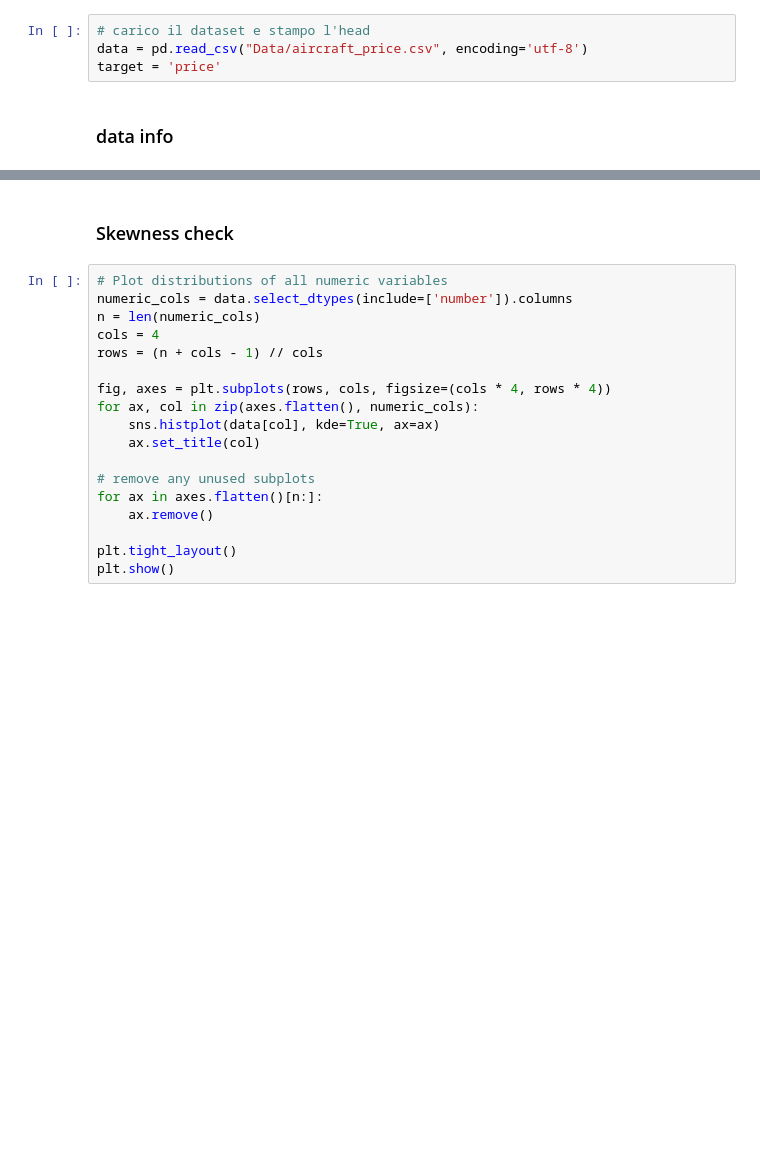
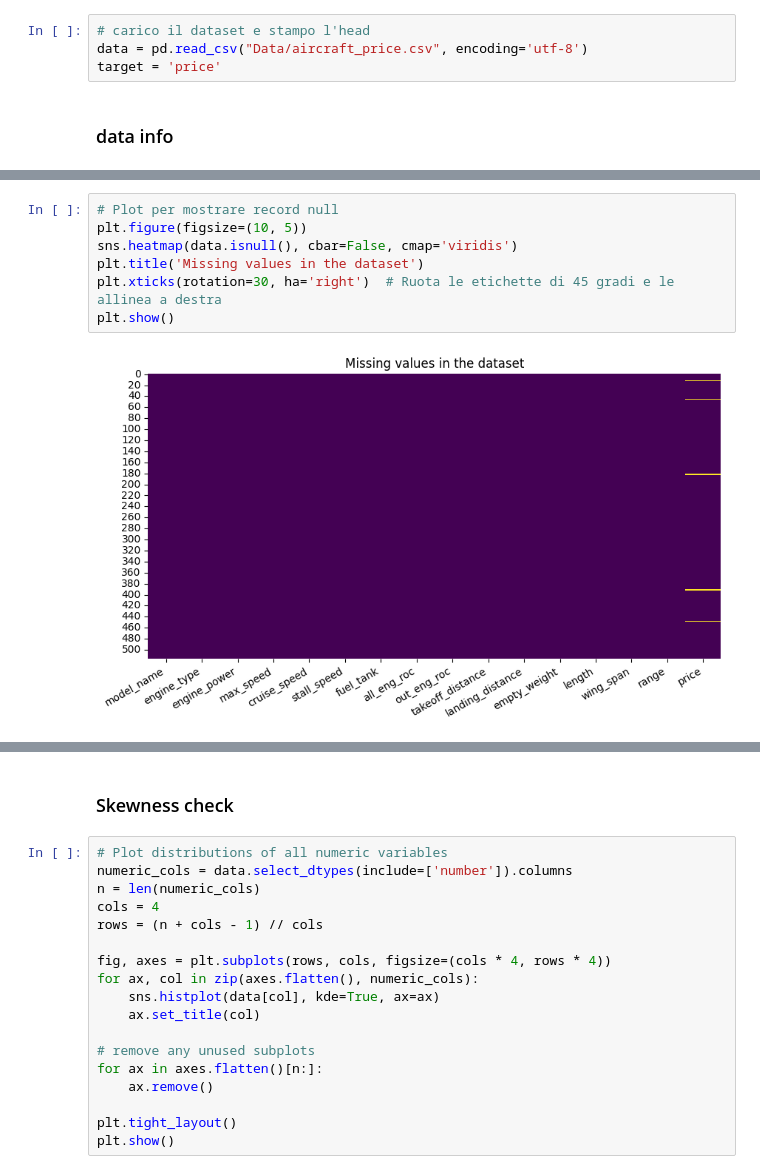
Before and after one commit to aminb00/StatisticalLearningProject, a Jupyter notebook: AircraftPRICE project/DataPreparation.ipynb, the cells around one changed output, grey strips where cells are left out. Cells and saved outputs as stored; diff of their text form; blank space fills up the shorter version.

```diff
--- a/AircraftPRICE project/DataPreparation.ipynb
+++ b/AircraftPRICE project/DataPreparation.ipynb
@@ -36,3 +60,12 @@ print(data.describe())
+# %%
+# Plot per mostrare record null
+plt.figure(figsize=(10, 5))
+sns.heatmap(data.isnull(), cbar=False, cmap='viridis')
+plt.title('Missing values in the dataset')
+plt.xticks(rotation=30, ha='right')  # Ruota le etichette di 45 gradi e le allinea a destra
+plt.show()
+# %% [output]
+[figure, added]
 # %%
 # Controllo i dati nulli
 columnsWithNulls=data.isnull().sum().sort_values(ascending=False)
```
Also changed, not shown: parts of 33 cells of this notebook, 6 other files.
